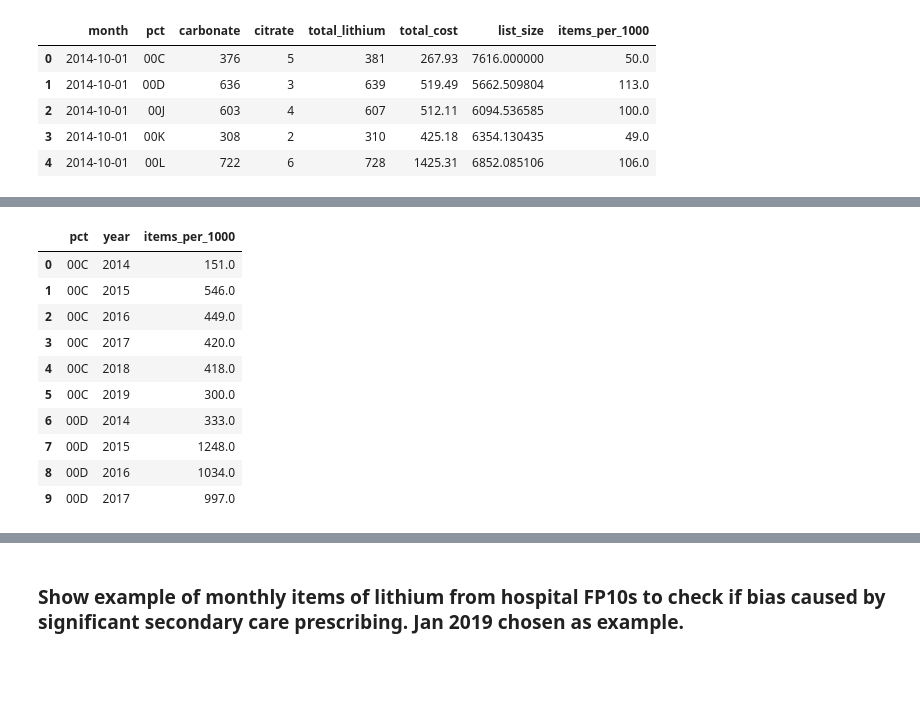
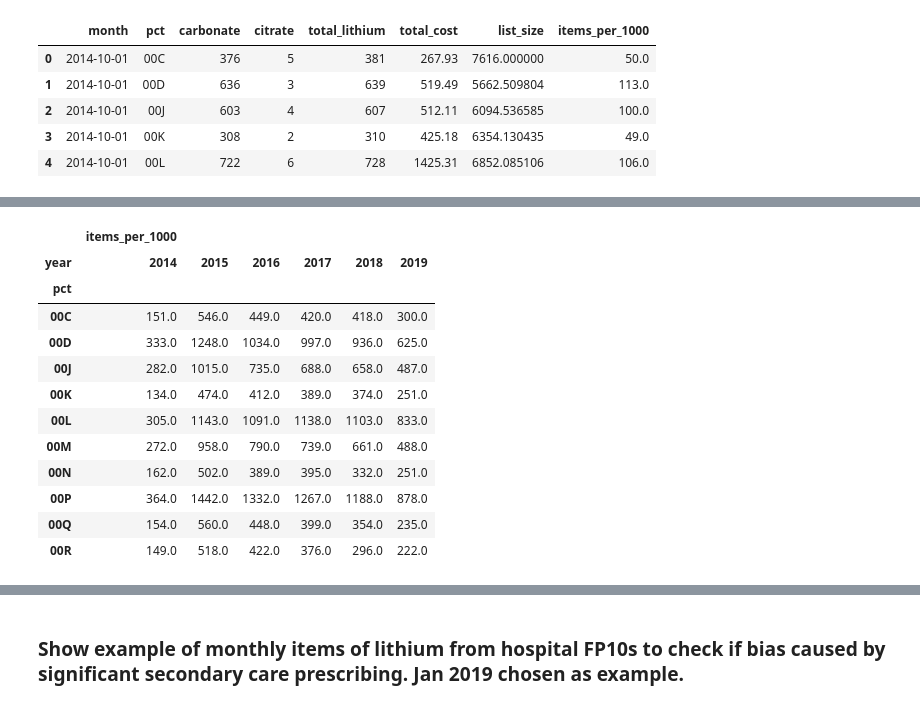
Before and after one commit to orlamac/lithium-paper, a Jupyter notebook: Lithium prescribing trends_update.ipynb, the cells around one changed output, grey strips where cells are left out. Saved outputs shown, nothing was run; the diff lists cells and outputs as text; code cells hidden in the pictures; blank space fills up the shorter version.

```diff
--- a/Lithium prescribing trends_update.ipynb
+++ b/Lithium prescribing trends_update.ipynb
@@ -495,18 +417,17 @@ df_lithium_per1000.groupby(["year", "pct"]).sum() #note this will show annual it
-# %%
-df_table = df_lithium_per1000[["pct","year","total_lithium", "items_per_1000"]].groupby(["pct","year"])['items_per_1000'].sum()
-#yr2 = yr2.reset_index().merge(pop[["practice","month","total_list_size"]], on=["practice","month"]).groupby(["pct","month","year"]).sum()
-#yr2.head()
-df_table = df_table.reset_index()
-df_table.head(10)
-# %% [output]
-|  | pct | year | items_per_1000 |
-| 0 | 00C | 2014 | 151.0 |
-| 1 | 00C | 2015 | 546.0 |
-| 2 | 00C | 2016 | 449.0 |
-| 3 | 00C | 2017 | 420.0 |
-| 4 | 00C | 2018 | 418.0 |
-| 5 | 00C | 2019 | 300.0 |
-| 6 | 00D | 2014 | 333.0 |
-| 7 | 00D | 2015 | 1248.0 |
-| 8 | 00D | 2016 | 1034.0 |
-| 9 | 00D | 2017 | 997.0 |
+# %%
+df_lithium3 = df_lithium2.groupby(["pct","year"]).sum().unstack()# note 2014 and 2019 are not complete annual datasets
+df_lithium3.head(10)
+# %% [output]
+|  | items_per_1000 |  |  |  |  |  |
+| year | 2014 | 2015 | 2016 | 2017 | 2018 | 2019 |
+| pct |  |  |  |  |  |  |
+| 00C | 151.0 | 546.0 | 449.0 | 420.0 | 418.0 | 300.0 |
+| 00D | 333.0 | 1248.0 | 1034.0 | 997.0 | 936.0 | 625.0 |
+| 00J | 282.0 | 1015.0 | 735.0 | 688.0 | 658.0 | 487.0 |
+| 00K | 134.0 | 474.0 | 412.0 | 389.0 | 374.0 | 251.0 |
+| 00L | 305.0 | 1143.0 | 1091.0 | 1138.0 | 1103.0 | 833.0 |
+| 00M | 272.0 | 958.0 | 790.0 | 739.0 | 661.0 | 488.0 |
+| 00N | 162.0 | 502.0 | 389.0 | 395.0 | 332.0 | 251.0 |
+| 00P | 364.0 | 1442.0 | 1332.0 | 1267.0 | 1188.0 | 878.0 |
+| 00Q | 154.0 | 560.0 | 448.0 | 399.0 | 354.0 | 235.0 |
+| 00R | 149.0 | 518.0 | 422.0 | 376.0 | 296.0 | 222.0 |
```
Also changed, not shown: parts of 28 cells of this notebook.
